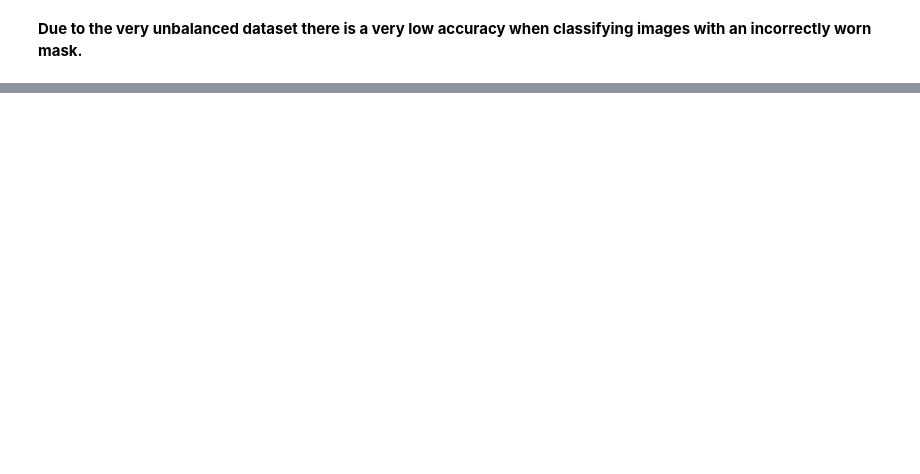
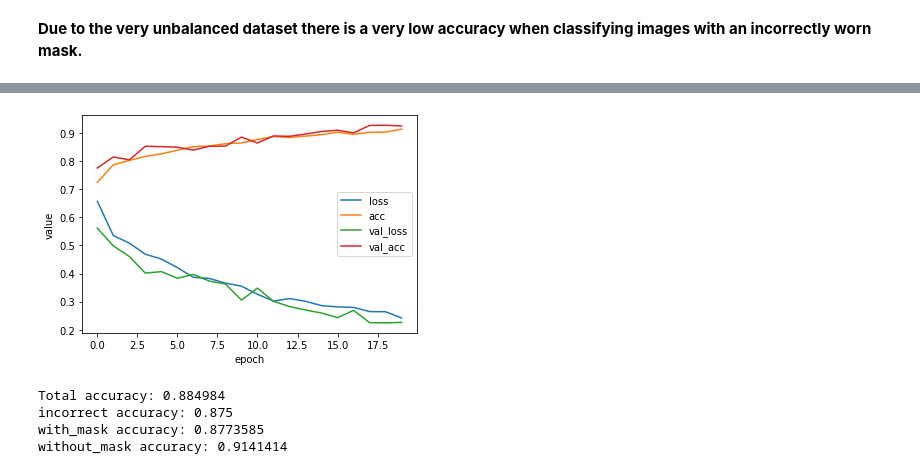
Before and after one commit to wiehajster/MaskDetection, a Jupyter notebook: MaskDetection_Models.ipynb, the cells around one changed output, grey strips where cells are left out. Drawn from its saved outputs; the diff is of its cells as text; code cells hidden in the pictures; blank space fills up the shorter version.

```diff
--- a/MaskDetection_Models.ipynb
+++ b/MaskDetection_Models.ipynb
@@ -244,0 +372,11 @@ without_mask accuracy: 0.95454544
+# %%
+input = tf.keras.layers.Input(shape=input_shape)
+out = tf.keras.layers.Conv2D(100, (3,3), activation='relu')(input)
+out = tf.keras.layers.Conv2D(100, (3,3), strides=2, activation='relu')(input)
+out = tf.keras.layers.Conv2D(100, (3,3), strides=2, activation='relu')(out)
+out = tf.keras.layers.Flatten()(out)
+out = tf.keras.layers.Dropout(0.5)(out)
+out = tf.keras.layers.Dense(50, activation='relu')(out)
+out = tf.keras.layers.Dense(3, activation='softmax')(out)
+model = tf.keras.models.Model(input, out)
+model.compile(optimizer='adam', loss='categorical_crossentropy', metrics=['acc'])
@@ -244,0 +387,11 @@ without_mask accuracy: 0.95454544
+# %%
+over_train_gen = oversample(train_gen, [0.43, 0.29, 0.29], 64)
+over_valid_gen = oversample(train_gen, [0.43, 0.29, 0.29], 64)
+# %%
+#training
+H = model.fit(
+	over_train_gen,
+	steps_per_epoch=step_size_train,
+  validation_data = over_valid_gen,
+  validation_steps = step_size_valid,
+	epochs=epochs)
@@ -244,0 +416,11 @@ without_mask accuracy: 0.95454544
+# %%
+make_plot(H)
+# %% [output]
+[figure, added]
+# %%
+classification_report(model, X_test_norm, y_test)
+# %% [output]
+Total accuracy: 0.884984
+incorrect accuracy: 0.875
+with_mask accuracy: 0.8773585
+without_mask accuracy: 0.9141414
```
Also changed, not shown: parts of 21 cells of this notebook.
